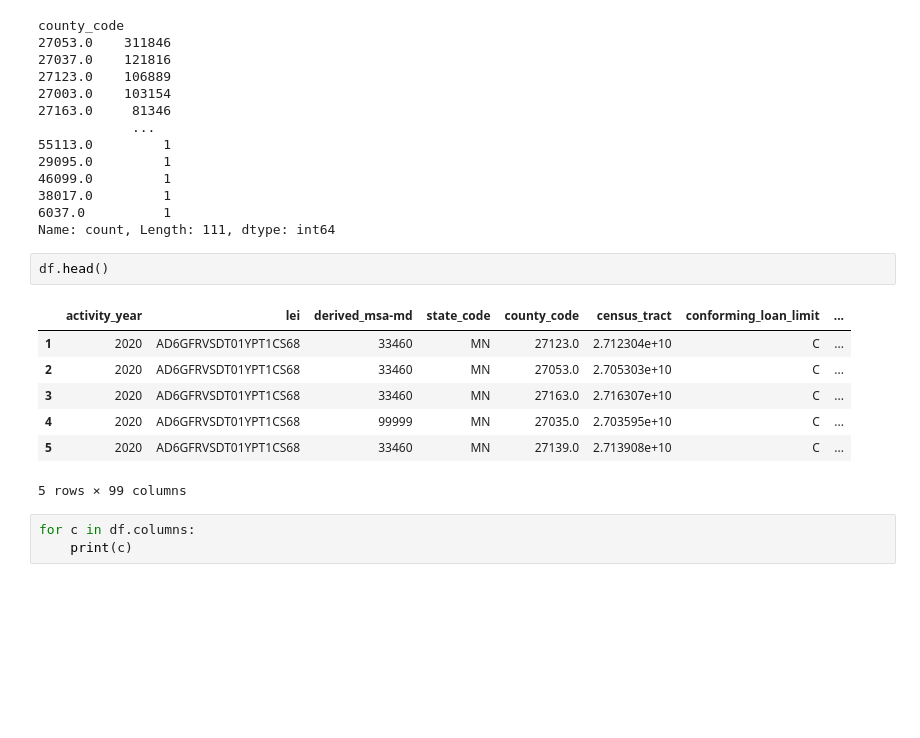
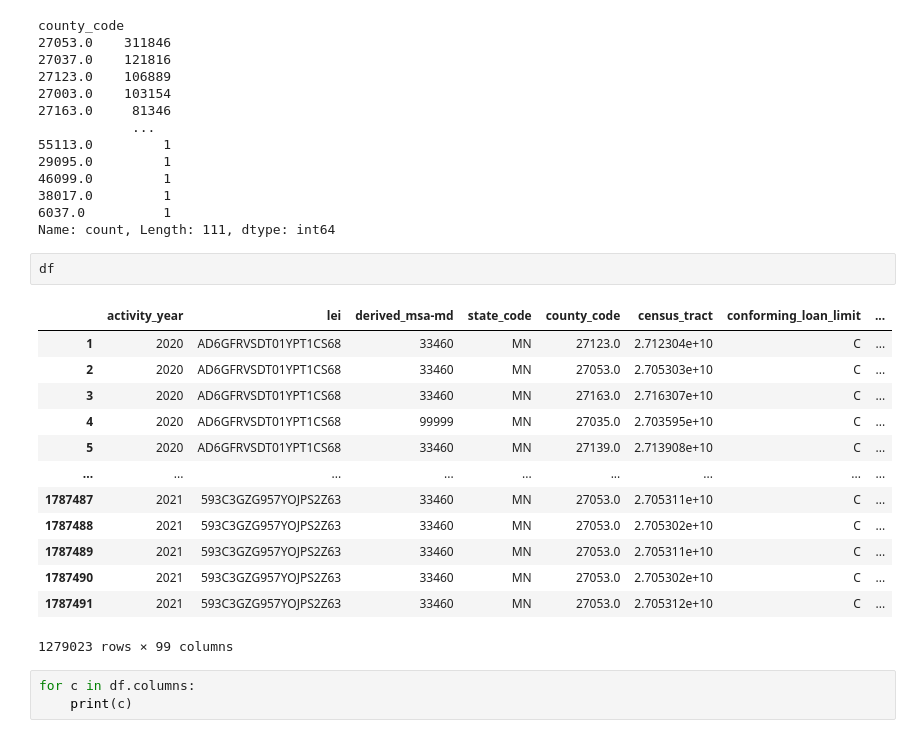
Before and after one commit to PonchoBeBallin/Group_project_Data_Class, a Jupyter notebook: HMDA Exploratory Data Analysis.ipynb, the cells around one changed output. Drawn from its saved outputs; the diff is of its cells as text; blank space fills up the shorter version.

```diff
--- a/HMDA Exploratory Data Analysis.ipynb
+++ b/HMDA Exploratory Data Analysis.ipynb
@@ -149,15 +149,21 @@ county_code
 6037.0          1
 Name: count, Length: 111, dtype: int64
 # %%
-df.head()
+df
 # %% [output]
 |  | activity_year | lei | derived_msa-md | state_code | county_code | census_tract | conforming_loan_limit | ... |
 | 1 | 2020 | AD6GFRVSDT01YPT1CS68 | 33460 | MN | 27123.0 | 2.712304e+10 | C | ... |
 | 2 | 2020 | AD6GFRVSDT01YPT1CS68 | 33460 | MN | 27053.0 | 2.705303e+10 | C | ... |
 | 3 | 2020 | AD6GFRVSDT01YPT1CS68 | 33460 | MN | 27163.0 | 2.716307e+10 | C | ... |
 | 4 | 2020 | AD6GFRVSDT01YPT1CS68 | 99999 | MN | 27035.0 | 2.703595e+10 | C | ... |
 | 5 | 2020 | AD6GFRVSDT01YPT1CS68 | 33460 | MN | 27139.0 | 2.713908e+10 | C | ... |
+| ... | ... | ... | ... | ... | ... | ... | ... | ... |
+| 1787487 | 2021 | 593C3GZG957YOJPS2Z63 | 33460 | MN | 27053.0 | 2.705311e+10 | C | ... |
+| 1787488 | 2021 | 593C3GZG957YOJPS2Z63 | 33460 | MN | 27053.0 | 2.705302e+10 | C | ... |
+| 1787489 | 2021 | 593C3GZG957YOJPS2Z63 | 33460 | MN | 27053.0 | 2.705311e+10 | C | ... |
+| 1787490 | 2021 | 593C3GZG957YOJPS2Z63 | 33460 | MN | 27053.0 | 2.705302e+10 | C | ... |
+| 1787491 | 2021 | 593C3GZG957YOJPS2Z63 | 33460 | MN | 27053.0 | 2.705312e+10 | C | ... |
-5 rows × 99 columns
+1279023 rows × 99 columns
 # %%
 for c in df.columns:
     print(c)
```
